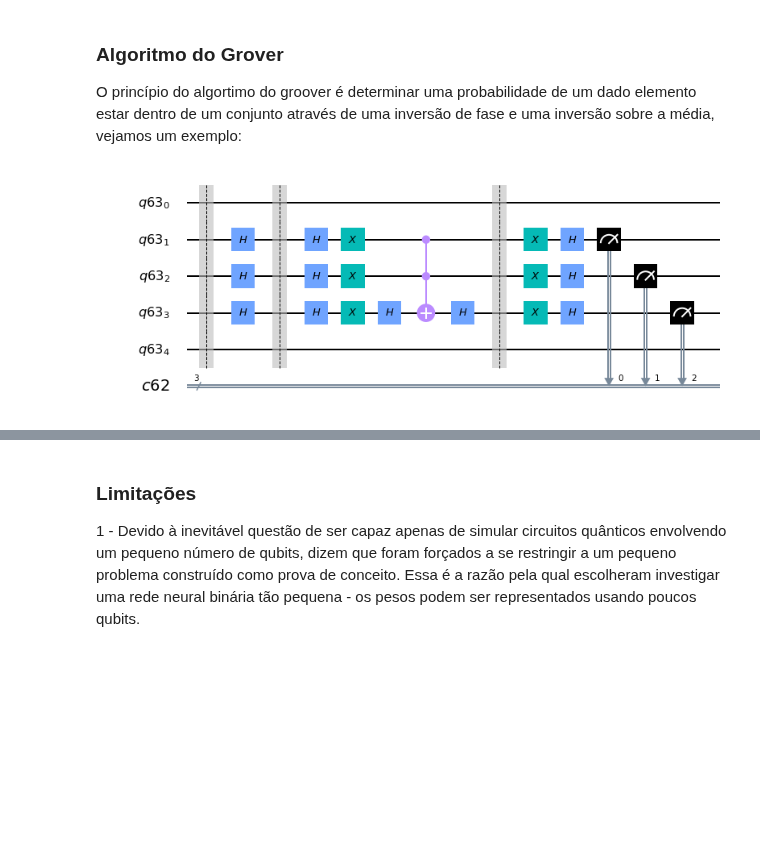
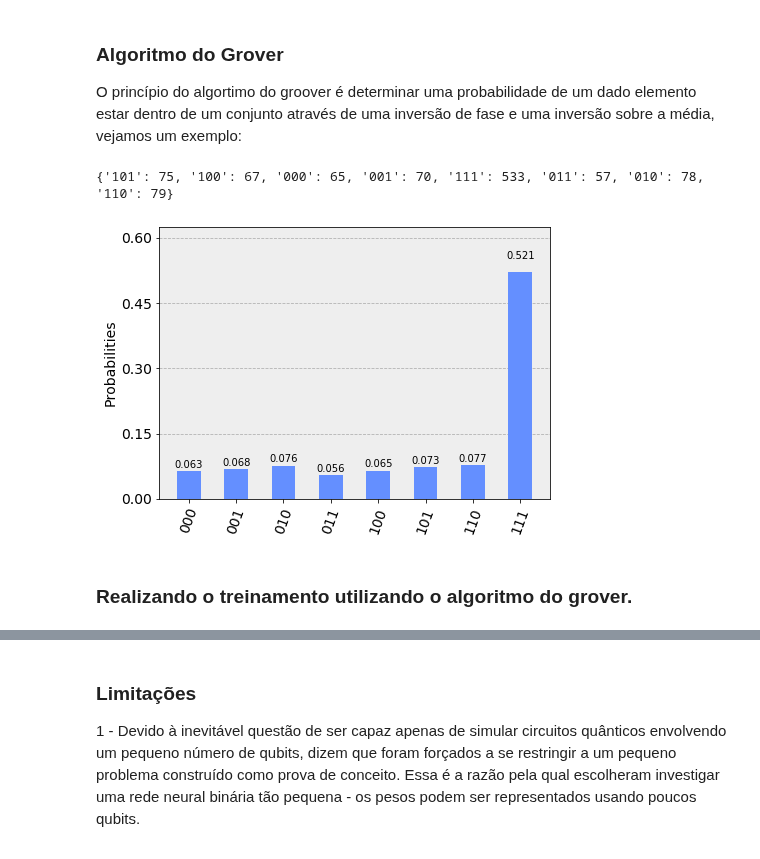
Before and after one commit to adjs/comp-quantica, a Jupyter notebook: projetos/2019-05/Resumo Artigo Sobre QBNN.ipynb, the cells around one changed output, grey strips where cells are left out. Drawn from its saved outputs; the diff is of its cells as text; code cells hidden in the pictures; blank space fills up the shorter version.

```diff
--- a/projetos/2019-05/Resumo Artigo Sobre QBNN.ipynb
+++ b/projetos/2019-05/Resumo Artigo Sobre QBNN.ipynb
@@ -783,36 +783,44 @@ O princípio do algortimo do groover é determinar uma probabilidade de um dado
 # %%
 qRegisters = QuantumRegister(5)
 cRegisters = ClassicalRegister(3)
 circuitGroverExample = QuantumCircuit(qRegisters,cRegisters)
 circuitGroverExample.barrier()
-circuitGroverExample.h(qRegisters[1:4])
+circuitGroverExample.h(qRegisters[0:3])
 
-for i in range(1):
+def grover(circuit, controls, controled, ancilas, controls_opt, controled_opt, ancilas_opt):
     """.mct => necessita que a qtd de ancilas seja >= len(qubits de controle) - 2"""
-    #circuitGroverExample.mct(qRegisters[1:4], qRegisters[4], qRegisters[0:1])
-    #circuitGroverExample.cz(qRegisters[1],qRegisters[3])
-    #circuitGroverExample.cz(qRegisters[2],qRegisters[3])
-    #circuitGroverExample.ccx(qRegisters[1], qRegisters[2], qRegisters[0])
-    #circuitGroverExample.ccx(qRegisters[0], qRegisters[3], qRegisters[4])
-    circuitGroverExample.barrier()
-    circuitGroverExample.h(qRegisters[1:4])
-    circuitGroverExample.x(qRegisters[1:4])
-    circuitGroverExample.h(qRegisters[3])
-    circuitGroverExample.ccx(qRegisters[1], qRegisters[2], qRegisters[3])
-    circuitGroverExample.h(qRegisters[3])
-    circuitGroverExample.barrier()
-    circuitGroverExample.x(qRegisters[1:4])
-    circuitGroverExample.h(qRegisters[1:4])
+    circuit.mct(controls, controled, ancilas)
+    circuit.barrier()
+    circuit.h(controls)
+    circuit.x(controls)
+    circuit.h(controled_opt)
+    circuit.mct(controls_opt, controled_opt, ancilas_opt)
+    circuit.h(controled_opt)
+    circuit.barrier()
+    circuit.x(controls)
+    circuit.h(controls)
 
-circuitGroverExample.measure(qRegisters[1:4], cRegisters[0:3])
-circuitGroverExample.draw(output="mpl")
+for i in range(2):
+    grover(
+        circuitGroverExample,
+        qRegisters[0:3],
+        qRegisters[3],
+        qRegisters[4:],
+        qRegisters[0:2],
+        qRegisters[2],
+        None
+    )
 
-# job = qiskit.execute(circuitGroverExample, backend, shots = 1024)
-# result = job.result()
-# counts = result.get_counts(circuitGroverExample)
-# print(counts)
-# visualization.plot_histogram(counts)
+circuitGroverExample.measure(qRegisters[0:3], cRegisters[0:3])
+job = qiskit.execute(circuitGroverExample, backend, shots = 1024)
+result = job.result()
+counts = result.get_counts(circuitGroverExample)
+print(counts)
+visualization.plot_histogram(counts)
 # %% [output]
+{'101': 75, '100': 67, '000': 65, '001': 70, '111': 533, '011': 57, '010': 78, '110': 79}
-[figure, old version]
+[figure, new version]
+# %% [markdown]
+### Realizando o treinamento utilizando o algoritmo do grover.
 # %%
 allCombinations = np.unpackbits(np.arange(2**3).astype(np.uint8)[:, None], axis=1)[:, -3:]
```
Also changed, not shown: parts of 10 cells of this notebook.
